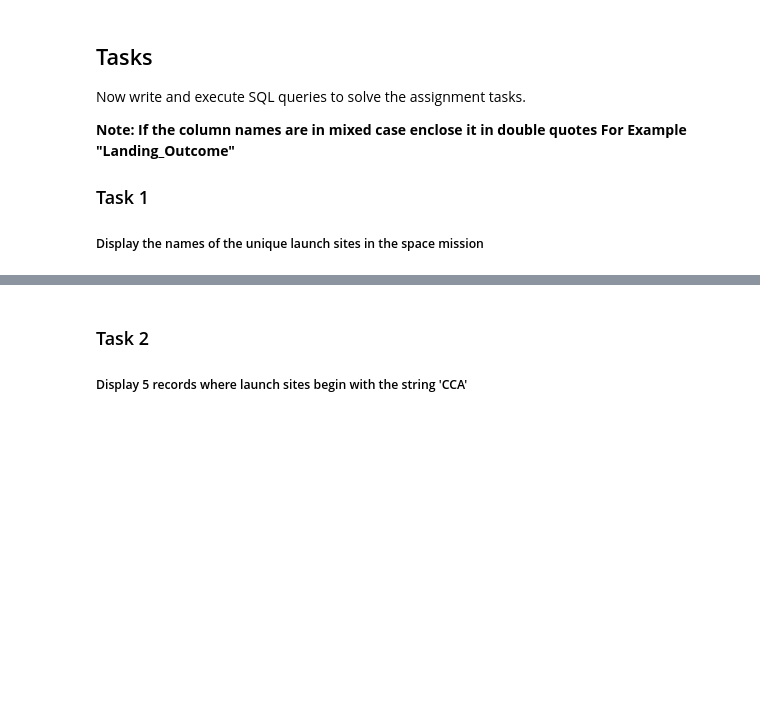
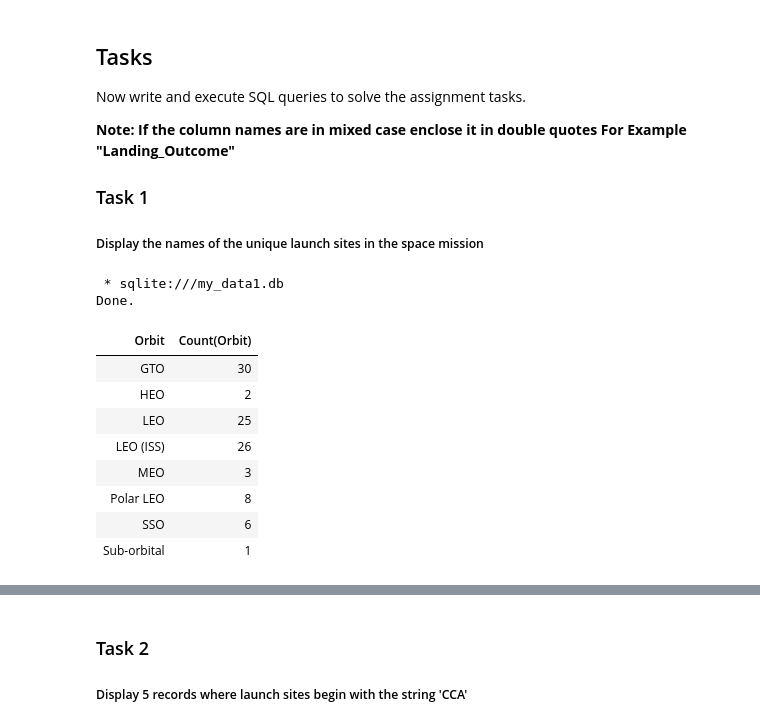
Before and after one commit to FiestaMauMau/Applied_Data_Science_Final, a Jupyter notebook: 2.1_EDA_SQL.ipynb, the cells around one changed output, grey strips where cells are left out. Drawn from its saved outputs; the diff is of its cells as text; code cells hidden in the pictures; blank space fills up the shorter version.

```diff
--- a/2.1_EDA_SQL.ipynb
+++ b/2.1_EDA_SQL.ipynb
@@ -130,4 +132,21 @@ Now write and execute SQL queries to solve the assignment tasks.
 
 
 ##### Display the names of the unique launch sites  in the space mission
+# %%
+%%sql
+select Orbit, Count(Orbit)
+from SpaceXTable
+group by Orbit
+# %% [output]
+ * sqlite:///my_data1.db
+Done.
+| Orbit | Count(Orbit) |
+| GTO | 30 |
+| HEO | 2 |
+| LEO | 25 |
+| LEO (ISS) | 26 |
+| MEO | 3 |
+| Polar LEO | 8 |
+| SSO | 6 |
+| Sub-orbital | 1 |
 # %%
```
Also changed, not shown: parts of 18 cells of this notebook.
